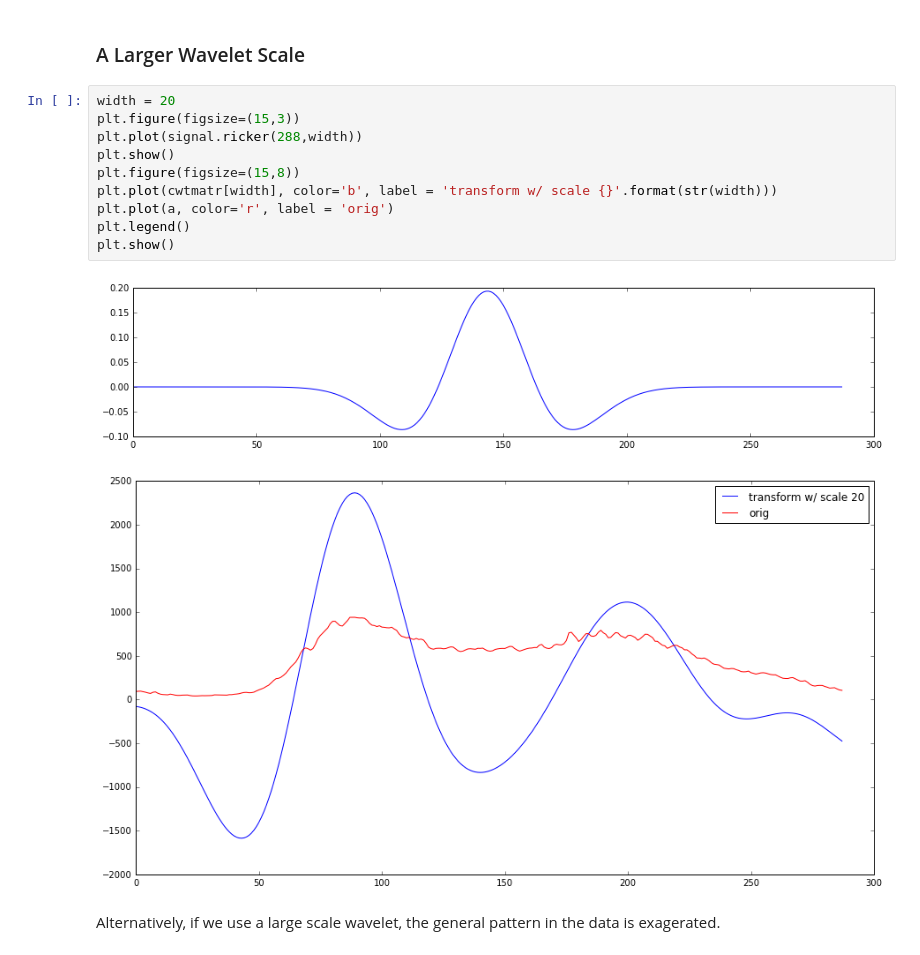
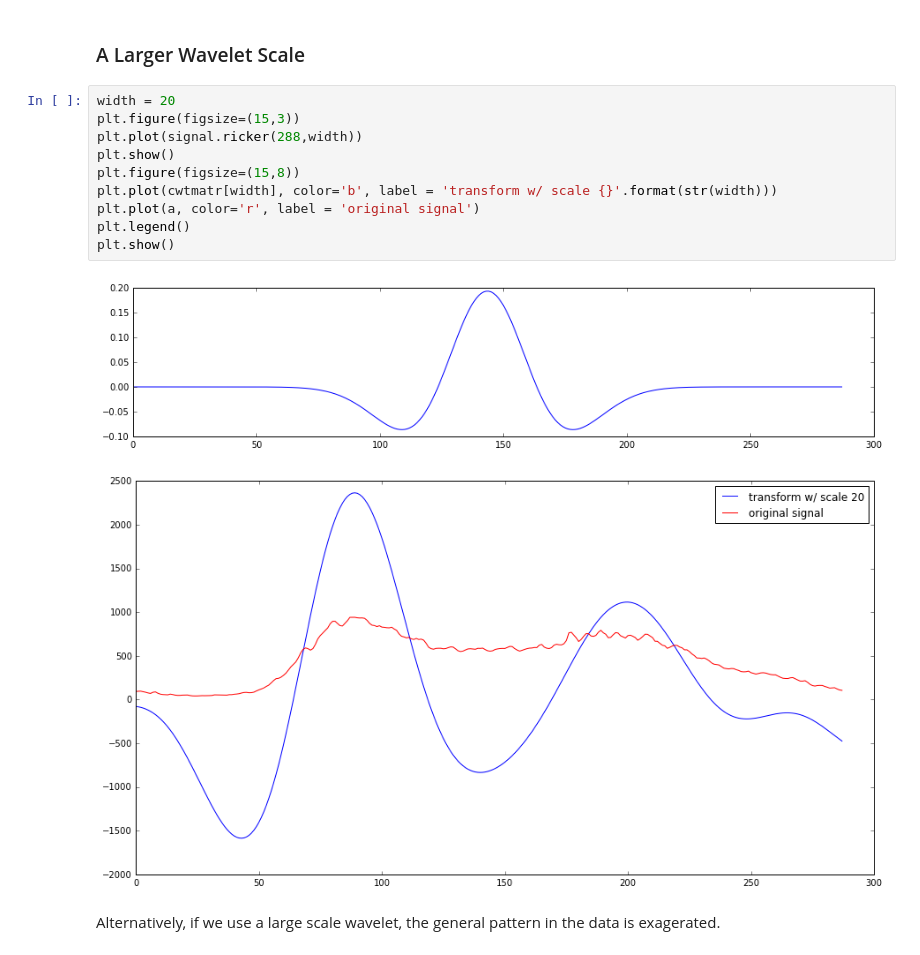
Before and after one commit to abrespect/DSE_Cohort2_Traffic_Capstone, a Jupyter notebook: cohort2/exploration/FFTandWavelets.ipynb, the cells around one changed output. Saved outputs shown, nothing was run; the diff lists cells and outputs as text.

```diff
--- a/cohort2/exploration/FFTandWavelets.ipynb
+++ b/cohort2/exploration/FFTandWavelets.ipynb
@@ -173,16 +208,16 @@ Using a small scale wavelet, the wiggles are localized and exposed for a given s
 # %%
 width = 20
 plt.figure(figsize=(15,3))
 plt.plot(signal.ricker(288,width))
 plt.show()
 plt.figure(figsize=(15,8))
 plt.plot(cwtmatr[width], color='b', label = 'transform w/ scale {}'.format(str(width)))
-plt.plot(a, color='r', label = 'orig')
+plt.plot(a, color='r', label = 'original signal')
 plt.legend()
 plt.show()
 # %% [output]
 [figure]
-[figure, old version]
+[figure, new version]
 # %% [markdown]
 Alternatively, if we use a large scale wavelet, the general pattern in the data is exagerated.
 # %% [markdown]
```
Also changed, not shown: parts of 11 cells of this notebook.
